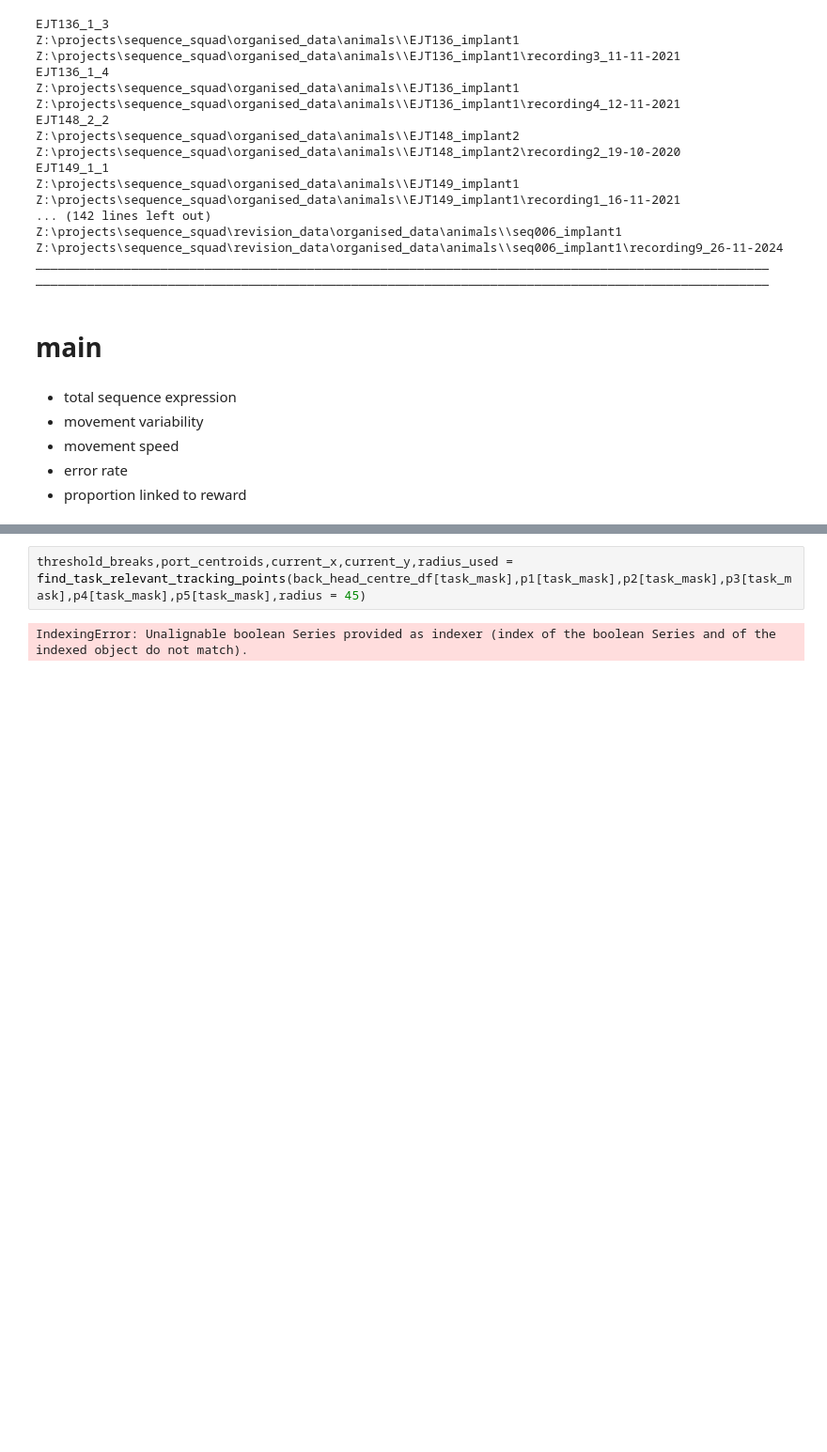
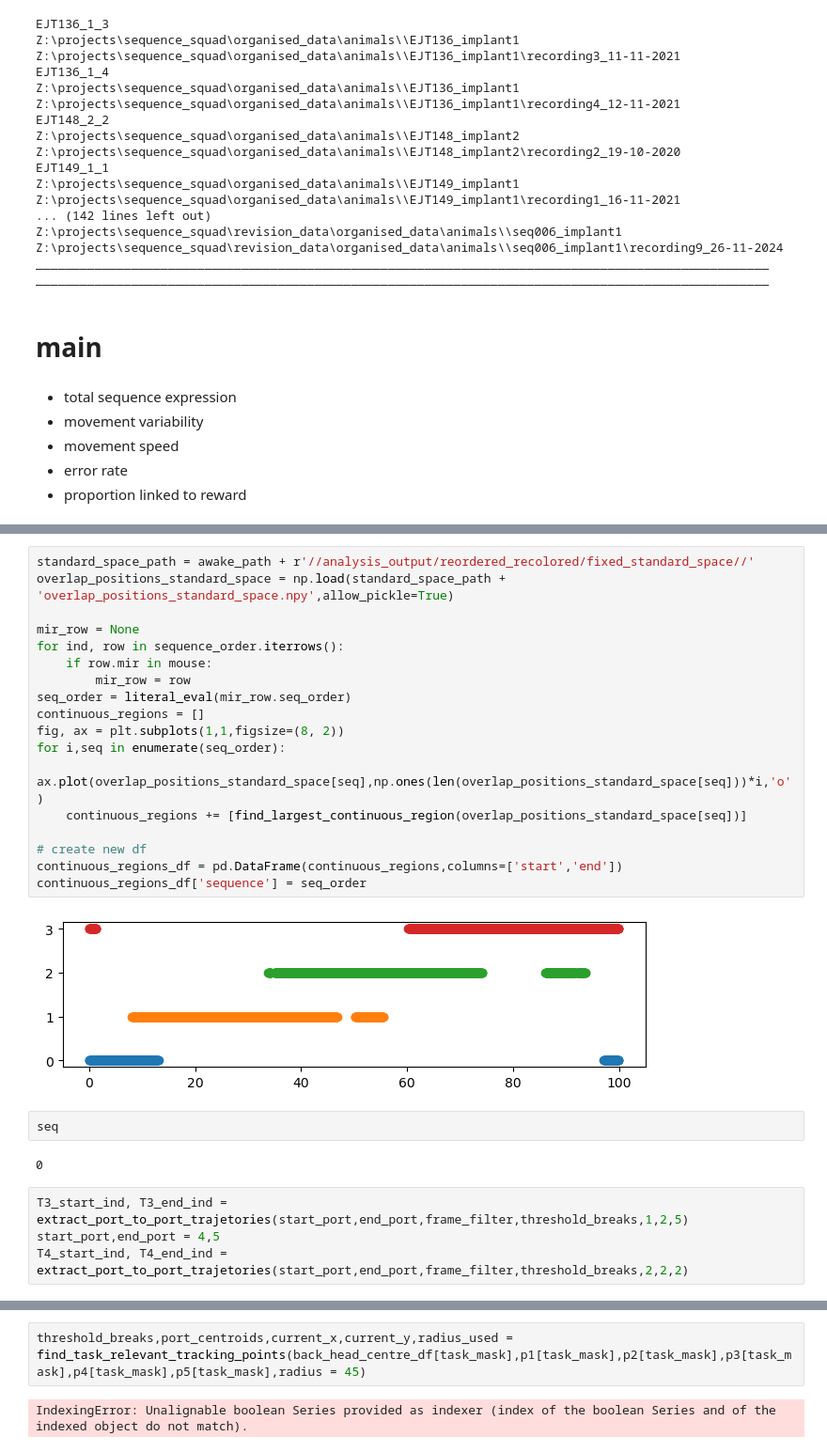
Before and after one commit to EmmettJT/sequences_analyse_PPSeq, a Jupyter notebook: revision_analysis/prioritisation_analysis/behaviour_sleep_link/1_bts_extract_behavioural_features.ipynb, the cells around one changed output, grey strips where cells are left out. Shown at 94% size. Drawn from its saved outputs; the diff is of its cells as text; blank space fills up the shorter version.

```diff
--- a/revision_analysis/prioritisation_analysis/behaviour_sleep_link/1_bts_extract_behavioural_features.ipynb
+++ b/revision_analysis/prioritisation_analysis/behaviour_sleep_link/1_bts_extract_behavioural_features.ipynb
@@ -1035,0 +1156,28 @@ HDF5ExtError: HDF5 error back trace
+# %%
+standard_space_path = awake_path + r'//analysis_output/reordered_recolored/fixed_standard_space//'
+overlap_positions_standard_space = np.load(standard_space_path + 'overlap_positions_standard_space.npy',allow_pickle=True)
+
+mir_row = None
+for ind, row in sequence_order.iterrows():
+    if row.mir in mouse:
+        mir_row = row
+seq_order = literal_eval(mir_row.seq_order)
+continuous_regions = []
+fig, ax = plt.subplots(1,1,figsize=(8, 2))
+for i,seq in enumerate(seq_order):
+    ax.plot(overlap_positions_standard_space[seq],np.ones(len(overlap_positions_standard_space[seq]))*i,'o')
+    continuous_regions += [find_largest_continuous_region(overlap_positions_standard_space[seq])]
+
+# create new df
+continuous_regions_df = pd.DataFrame(continuous_regions,columns=['start','end'])
+continuous_regions_df['sequence'] = seq_order
+# %% [output]
+[figure, added]
+# %%
+seq
+# %% [output]
+0
+# %%
+T3_start_ind, T3_end_ind = extract_port_to_port_trajetories(start_port,end_port,frame_filter,threshold_breaks,1,2,5)
+start_port,end_port = 4,5
+T4_start_ind, T4_end_ind = extract_port_to_port_trajetories(start_port,end_port,frame_filter,threshold_breaks,2,2,2)
```
Also changed, not shown: parts of 18 cells of this notebook.
